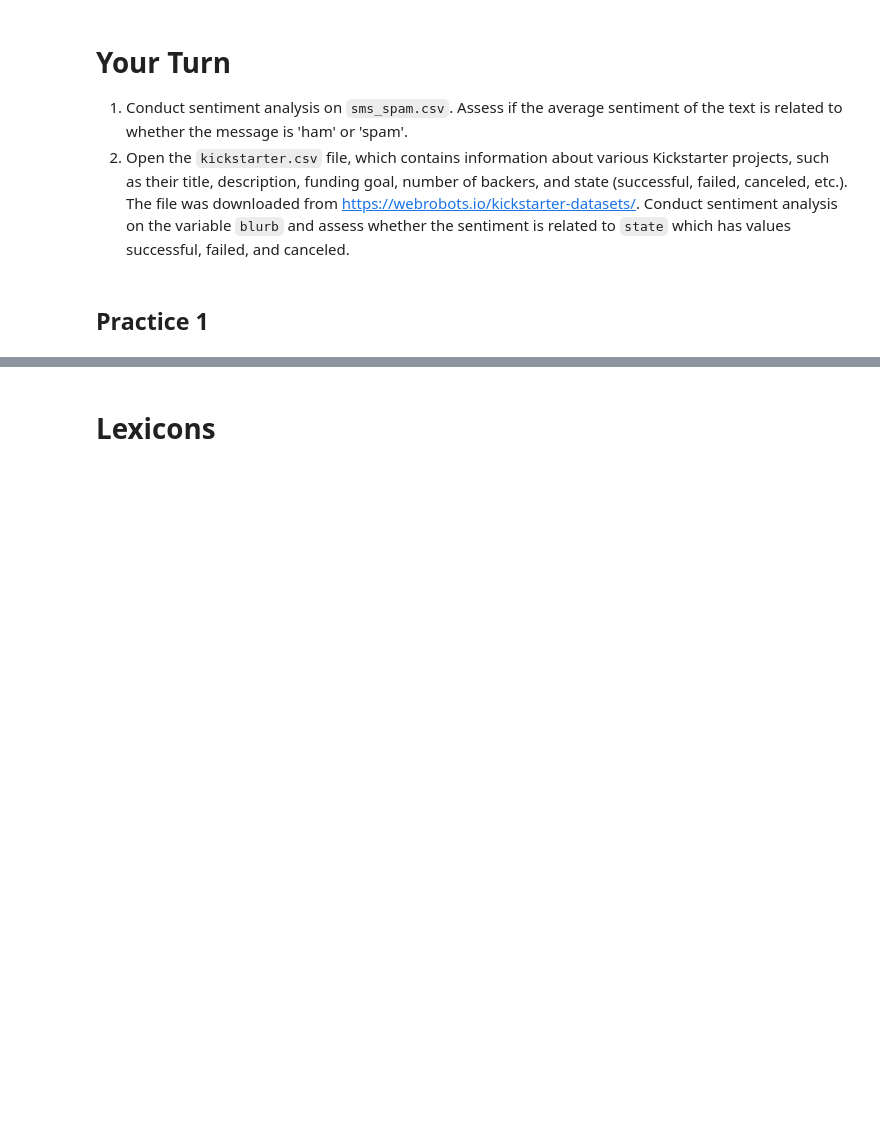
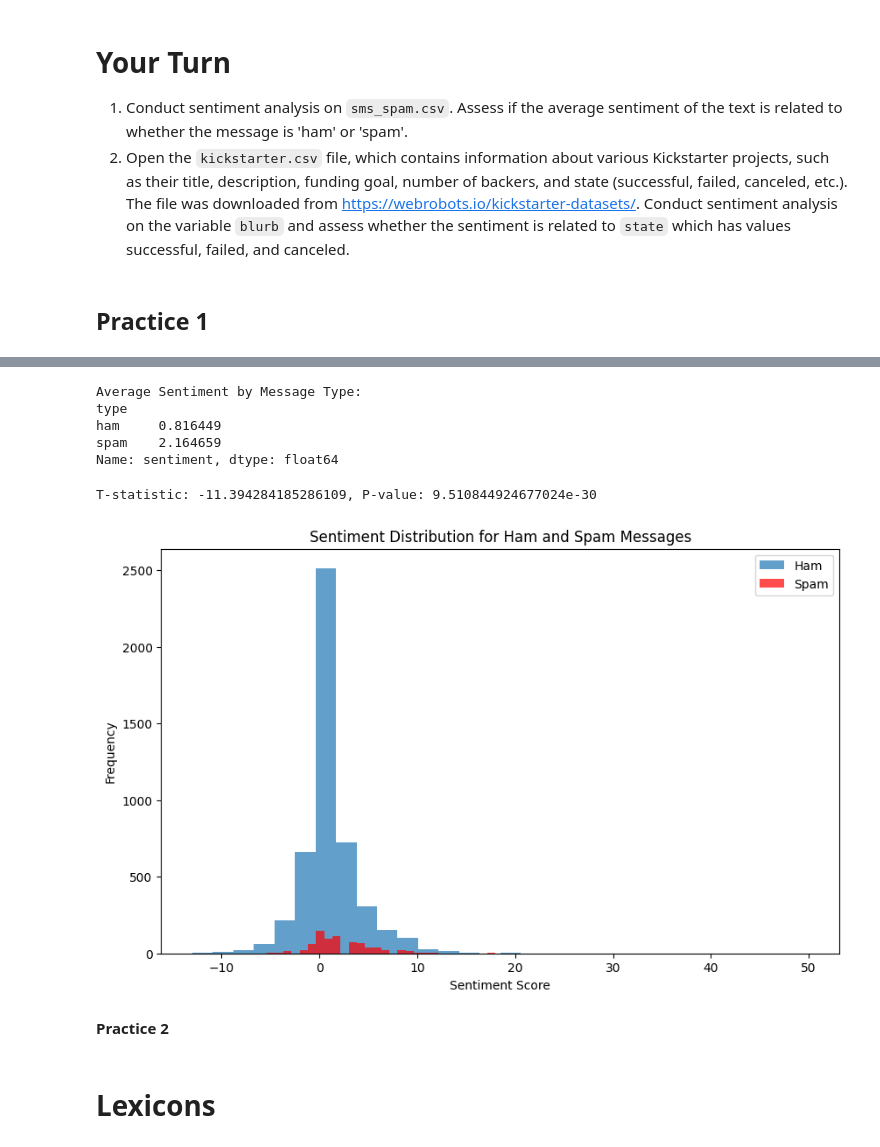
Before and after one commit to DylanCTY/Trial-space, a Jupyter notebook: Lecture_4(0502).ipynb, the cells around one changed output, grey strips where cells are left out. Cells and saved outputs as stored; diff of their text form; code cells hidden in the pictures; blank space fills up the shorter version.

```diff
--- a/Lecture_4(0502).ipynb
+++ b/Lecture_4(0502).ipynb
@@ -315,7 +331,46 @@ def afinn_sentiment(text):
     return afinn.score(text)
 
 # Apply the function to the text column
-df['sentiment'] = df['text'].apply(afinn_sentiment)
+df1['sentiment'] = df1['text'].apply(afinn_sentiment)
+# %%
+# Calculate average sentiment by message type
+average_sentiment = df1.groupby('type')['sentiment'].mean()
+print("Average Sentiment by Message Type:")
+print(average_sentiment)
+# %% [output]
+Average Sentiment by Message Type:
+type
+ham     0.816449
+spam    2.164659
+Name: sentiment, dtype: float64
+# %%
+from scipy.stats import ttest_ind
+
+# Extract sentiments for ham and spam messages
+ham_sentiments = df1[df1['type'] == 'ham']['sentiment']
+spam_sentiments = df1[df1['type'] == 'spam']['sentiment']
+
+# Conduct a t-test between ham and spam sentiment scores
+t_stat, p_value = ttest_ind(ham_sentiments, spam_sentiments)
+print(f"T-statistic: {t_stat}, P-value: {p_value}")
+# %% [output]
+T-statistic: -11.394284185286109, P-value: 9.510844924677024e-30
+# %%
+import matplotlib.pyplot as plt
+
+# Plot the sentiment distribution for both ham and spam
+plt.figure(figsize=(10, 6))
+plt.hist(ham_sentiments, bins=30, alpha=0.7, label='Ham')
+plt.hist(spam_sentiments, bins=30, alpha=0.7, label='Spam', color='red')
+plt.title('Sentiment Distribution for Ham and Spam Messages')
+plt.xlabel('Sentiment Score')
+plt.ylabel('Frequency')
+plt.legend()
+plt.show()
+# %% [output]
+[figure, added]
+# %% [markdown]
+**Practice 2**
 # %%
 df2 = pd.read_csv("Kickstarter.csv")
 # %% [markdown]
```
Also changed, not shown: parts of 1 cell of this notebook.
